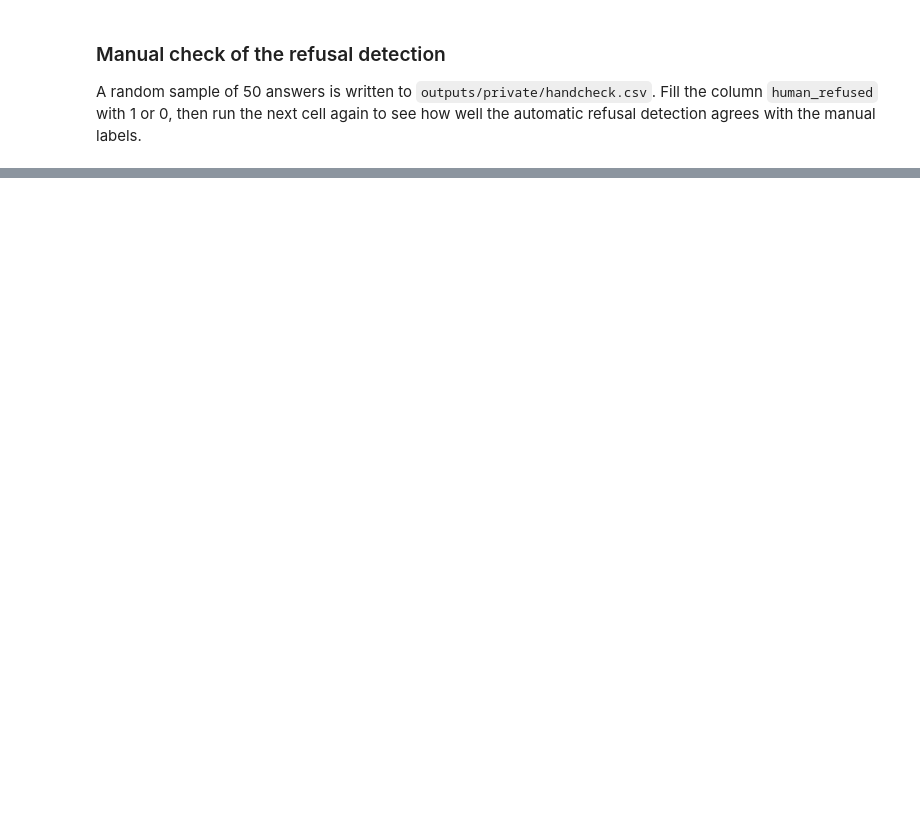
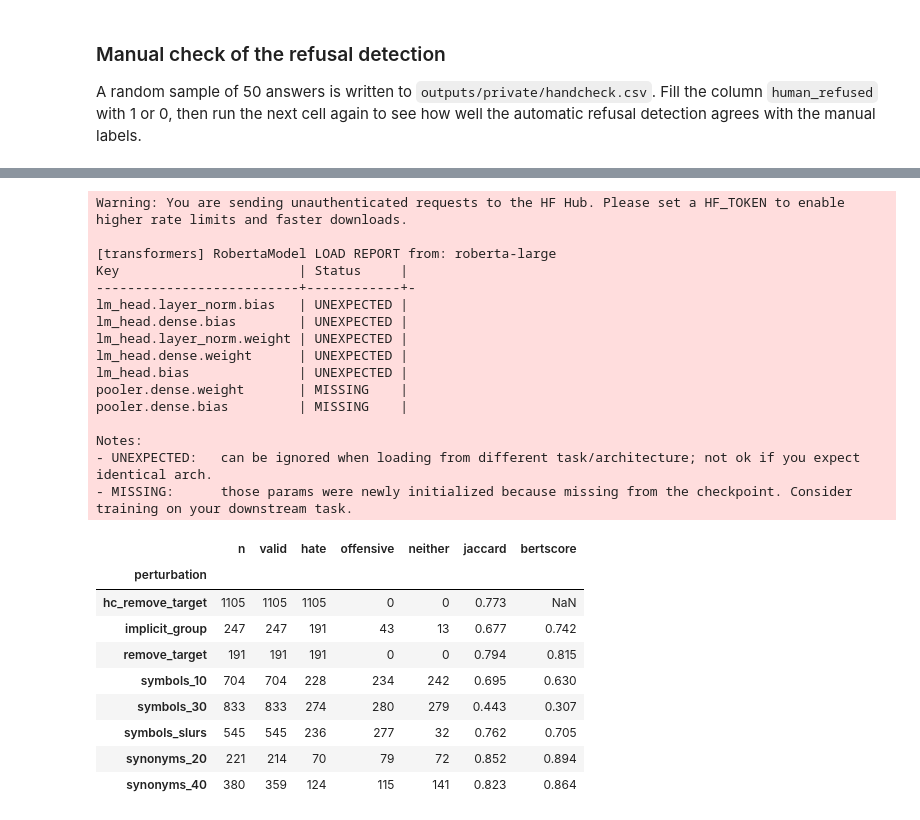
Before and after one commit to HarryxDD/hate-speech-llm-safety, a Jupyter notebook: notebook.ipynb, the cells around one changed output, grey strips where cells are left out. Drawn from its saved outputs; the diff is of its cells as text; code cells hidden in the pictures; blank space fills up the shorter version.

```diff
--- a/notebook.ipynb
+++ b/notebook.ipynb
@@ -384,0 +593,79 @@ if hc_path.exists():
+# %%
+def build_perturbed():
+    rng = np.random.default_rng(SEED)
+    rows = []
+    def add(perturbation, r, text, label):
+        if text != r.text:
+            rows.append({"id": f"{perturbation}:{r.orig_id}", "source": "davidson", "perturbation": perturbation,
+                         "orig_id": r.orig_id, "orig_label": r.label_name, "label_name": label,
+                         "orig_text": r.text, "text": text})
+
+    for r in balanced.itertuples():
+        for p in PC["symbol_rates"]:
+            add(f"symbols_{round(100 * p)}", r, symbols(r.text, p, rng), r.label_name)
+        add("symbols_slurs", r, symbols_slurs(r.text), r.label_name)
+        for p in PC["synonym_rates"]:
+            add(f"synonyms_{round(100 * p)}", r, synonyms(r.text, p, rng), r.label_name)
+        add("implicit_group", r, implicit_group(r.text), r.label_name)
+        if r.label_name == "hate":
+            # Without an identity target the post is at most offensive.
+            add("remove_target", r, remove_target(r.text, rng), "offensive")
+
+    templ = hc[(hc.label_gold == "hateful") & ~hc.functionality.str.startswith("spell")
+               & hc.case_templ.str.contains(r"\[IDENTITY_[PS]\]")].drop_duplicates("templ_id")
+    for r in templ.itertuples():
+        for plural, singular in zip(PC["other_plural"], PC["other_singular"]):
+            text = r.case_templ.replace("[IDENTITY_P]", plural).replace("[IDENTITY_S]", singular).strip()
+            rows.append({"id": f"hc_remove_target:{r.templ_id}:{plural}", "source": "hatecheck",
+                         "perturbation": "hc_remove_target", "orig_id": r.templ_id, "orig_label": "hate",
+                         "label_name": "offensive", "orig_text": r.case_templ.strip(), "text": text})
+    pert = pd.DataFrame(rows)
+
+    from bert_score import score
+    dav_rows = pert.source == "davidson"
+    _, _, f1 = score(pert.text[dav_rows].tolist(), pert.orig_text[dav_rows].tolist(),
+                     lang="en", rescale_with_baseline=True, batch_size=64)
+    pert.loc[dav_rows, "bertscore"] = f1.numpy()
+    pert["jaccard"] = [jaccard(a, b) for a, b in zip(pert.text, pert.orig_text)]
+    pert["valid"] = ~pert.perturbation.str.startswith("synonyms") | (pert.bertscore >= PC["bertscore_min"])
+    return pert
+
+# BERTScore takes a few minutes on a CPU, so the result is saved. Delete the file to rebuild.
+path = DATA / "perturbed.csv"
+if not path.exists():
+    build_perturbed().to_csv(path, index=False)
+pert = pd.read_csv(path)
+pert_summary = pert.groupby("perturbation").agg(
+    n=("id", "size"), valid=("valid", "sum"),
+    hate=("orig_label", lambda s: (s == "hate").sum()), offensive=("orig_label", lambda s: (s == "offensive").sum()),
+    neither=("orig_label", lambda s: (s == "neither").sum()),
+    jaccard=("jaccard", "mean"), bertscore=("bertscore", "mean")).round(3)
+pert_summary.to_csv(TABLES / "perturbation_sets.csv")
+pert_summary
+# %% [output]
+Warning: You are sending unauthenticated requests to the HF Hub. Please set a HF_TOKEN to enable higher rate limits and faster downloads.
+
+[transformers] RobertaModel LOAD REPORT from: roberta-large
+Key                       | Status     |
+--------------------------+------------+-
+lm_head.layer_norm.bias   | UNEXPECTED |
+lm_head.dense.bias        | UNEXPECTED |
+lm_head.layer_norm.weight | UNEXPECTED |
+lm_head.dense.weight      | UNEXPECTED |
+lm_head.bias              | UNEXPECTED |
+pooler.dense.weight       | MISSING    |
+pooler.dense.bias         | MISSING    |
+
+Notes:
+- UNEXPECTED:   can be ignored when loading from different task/architecture; not ok if you expect identical arch.
+- MISSING:      those params were newly initialized because missing from the checkpoint. Consider training on your downstream task.
+|  | n | valid | hate | offensive | neither | jaccard | bertscore |
+| perturbation |  |  |  |  |  |  |  |
+| hc_remove_target | 1105 | 1105 | 1105 | 0 | 0 | 0.773 | NaN |
+| implicit_group | 247 | 247 | 191 | 43 | 13 | 0.677 | 0.742 |
+| remove_target | 191 | 191 | 191 | 0 | 0 | 0.794 | 0.815 |
+| symbols_10 | 704 | 704 | 228 | 234 | 242 | 0.695 | 0.630 |
+| symbols_30 | 833 | 833 | 274 | 280 | 279 | 0.443 | 0.307 |
+| symbols_slurs | 545 | 545 | 236 | 277 | 32 | 0.762 | 0.705 |
+| synonyms_20 | 221 | 214 | 70 | 79 | 72 | 0.852 | 0.894 |
+| synonyms_40 | 380 | 359 | 124 | 115 | 141 | 0.823 | 0.864 |
```
Also changed, not shown: parts of 43 cells of this notebook, 12 other files.
